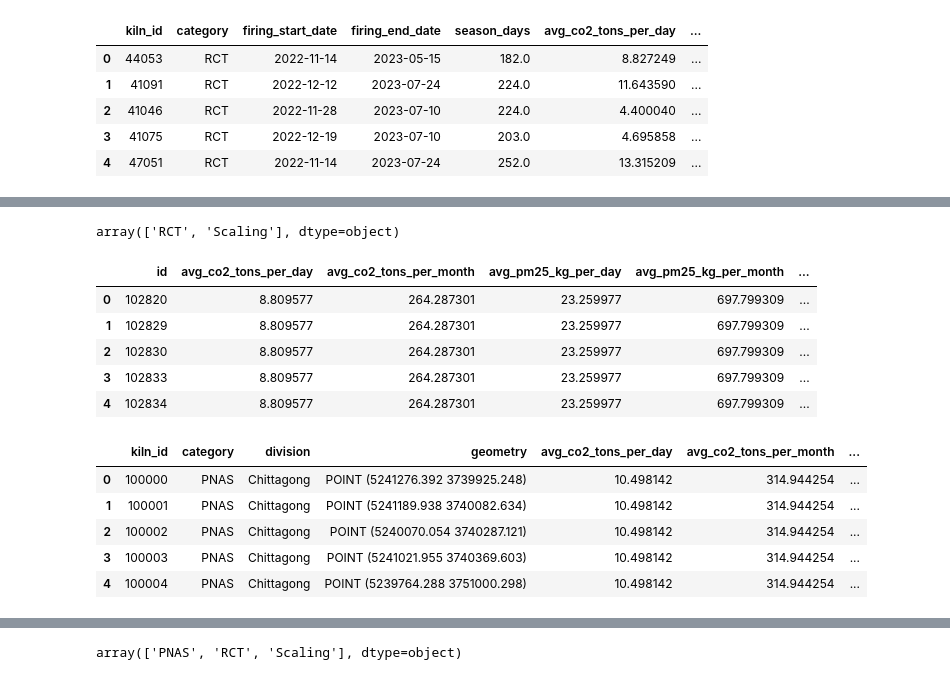
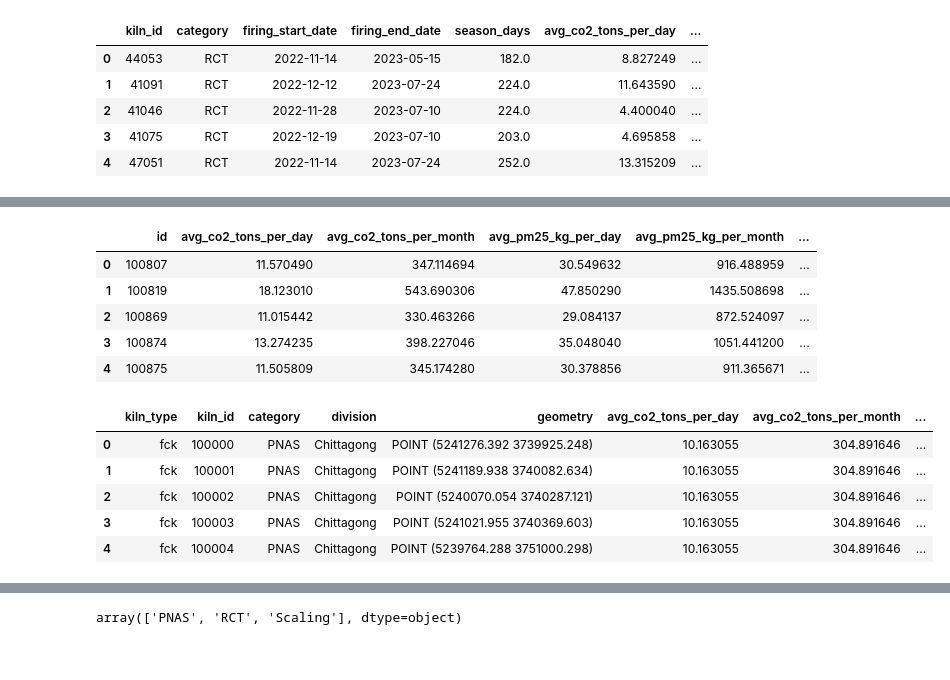
Before and after one commit to ayako-kawano/brick_kiln_emission, a Jupyter notebook: 01_clean_emission_data_v2.ipynb, the cells around one changed output, grey strips where cells are left out. Cells and saved outputs as stored; diff of their text form; code cells hidden in the pictures.

```diff
--- a/01_clean_emission_data_v2.ipynb
+++ b/01_clean_emission_data_v2.ipynb
@@ -219,0 +244,3 @@ emi2.head()
+# %%
+emi = pd.merge(emi, RCT_kilns, on = 'kiln_id', how = 'left')
+emi.head()
@@ -219,0 +254,3 @@ emi2.head()
+# %%
+emi2 = pd.merge(emi2, Scaling_kilns, on = 'kiln_id', how = 'left')
+emi2.head()
@@ -220,7 +264,8 @@ emi2.head()
 # %%
-emissions = pd.concat([emi, emi_scale])
-emissions = emissions[['kiln_id', 'category','firing_start_date','firing_end_date','season_days','avg_co2_tons_per_day','avg_co2_tons_per_month',
-'avg_pm25_kg_per_day','avg_pm25_kg_per_month', 'latitude','longitude']].copy()
+emissions = pd.concat([emi, emi2])
+emissions = emissions[['kiln_id', 'category','firing_start_date','firing_end_date','season_days','avg_co2_tons_per_day',
+                       'avg_co2_tons_per_month','avg_pm25_kg_per_day','avg_pm25_kg_per_month', 'geometry',
+                       'pm25_emi_factor','co2_emi_factor','co2_conversion_factor']].copy()
 
 emissions['firing_end_date'] = emissions['firing_end_date'].dt.strftime('%Y-%m-%d')
 emissions.head()
@@ -262,19 +279,12 @@ emissions_df = pd.concat([emissions_data, emissions_else])
-# %%
-emissions_df['category'].unique()
-# %% [output]
-array(['RCT', 'Scaling'], dtype=object)
 # %%
 # CO2 and PM2.5 emissions from nearby kilns in RCT & Scaling
 
-geometry = [Point(xy) for xy in zip(emissions_df['longitude'], emissions_df['latitude'])]
-
 # Create a GeoDataFrame using the geometry column
-emissions_gdf = gpd.GeoDataFrame(emissions_df, geometry=geometry, crs = 4326)
-emissions_gdf = emissions_gdf.to_crs(7755)
+emissions_gdf = gpd.GeoDataFrame(emissions, geometry=emissions['geometry'], crs = 7755)
 
 # 1. Ensure both GeoDataFrames have the same CRS
 location_gdf = PNAS_kilns.copy().rename(columns = {'kiln_id':'id'})
-emissions_gdf = emissions_gdf.to_crs(location_gdf.crs)
+location_gdf = location_gdf.to_crs(emissions_gdf.crs)
 
 # Create a buffer around each kiln location (if not already done)
 neighbor_distance = 10000  # e.g., 10km
@@ -312,48 +322,49 @@ neighbors_mean['firing_end_date'] = neighbors_mean['firing_end_date'].dt.strftim
 neighbors_mean.head()
 # %% [output]
 |  | id | avg_co2_tons_per_day | avg_co2_tons_per_month | avg_pm25_kg_per_day | avg_pm25_kg_per_month | ... |
-| 0 | 102820 | 8.809577 | 264.287301 | 23.259977 | 697.799309 | ... |
-| 1 | 102829 | 8.809577 | 264.287301 | 23.259977 | 697.799309 | ... |
-| 2 | 102830 | 8.809577 | 264.287301 | 23.259977 | 697.799309 | ... |
-| 3 | 102833 | 8.809577 | 264.287301 | 23.259977 | 697.799309 | ... |
-| 4 | 102834 | 8.809577 | 264.287301 | 23.259977 | 697.799309 | ... |
+| 0 | 100807 | 11.570490 | 347.114694 | 30.549632 | 916.488959 | ... |
+| 1 | 100819 | 18.123010 | 543.690306 | 47.850290 | 1435.508698 | ... |
+| 2 | 100869 | 11.015442 | 330.463266 | 29.084137 | 872.524097 | ... |
+| 3 | 100874 | 13.274235 | 398.227046 | 35.048040 | 1051.441200 | ... |
+| 4 | 100875 | 11.505809 | 345.174280 | 30.378856 | 911.365671 | ... |
 # %%
 location_merged = pd.merge(location_gdf, neighbors_mean, on = 'id', how = 'left')
+emissions_df = emissions.copy()
 
 # For those kilns that do not have neighboring kilns in RCT/scaling data, impute missing emissions using whole average values
 location_merged['avg_co2_tons_per_day'] = location_merged['avg_co2_tons_per_day'].fillna(
     emissions_df['avg_co2_tons_per_day'].mean()
 )
 location_merged['avg_co2_tons_per_month'] = location_merged['avg_co2_tons_per_month'].fillna(
     emissions_df['avg_co2_tons_per_month'].mean()
 )
 location_merged['avg_pm25_kg_per_day'] = location_merged['avg_pm25_kg_per_day'].fillna(
     emissions_df['avg_pm25_kg_per_day'].mean()
 )
 location_merged['avg_pm25_kg_per_month'] = location_merged['avg_pm25_kg_per_month'].fillna(
     emissions_df['avg_pm25_kg_per_month'].mean()
 )
 
 location_merged['firing_start_date'] = location_merged['firing_start_date'].fillna(
     emissions_df['firing_start_date'].median()
 )
 
 emissions_df['firing_end_date'] = pd.to_datetime(emissions_df['firing_end_date'])
 location_merged['firing_end_date'] = pd.to_datetime(location_merged['firing_end_date'])
 
 location_merged['firing_end_date'] = location_merged['firing_end_date'].fillna(
     emissions_df['firing_end_date'].median()
 )
 
 location_merged = location_merged.rename(columns = {'id':'kiln_id', 'lat':'latitude','long':'longitude'}).drop(columns = ['buffer'])
 location_merged.head()
 # %% [output]
-|  | kiln_id | category | division | geometry | avg_co2_tons_per_day | avg_co2_tons_per_month | ... |
-| 0 | 100000 | PNAS | Chittagong | POINT (5241276.392 3739925.248) | 10.498142 | 314.944254 | ... |
-| 1 | 100001 | PNAS | Chittagong | POINT (5241189.938 3740082.634) | 10.498142 | 314.944254 | ... |
-| 2 | 100002 | PNAS | Chittagong | POINT (5240070.054 3740287.121) | 10.498142 | 314.944254 | ... |
-| 3 | 100003 | PNAS | Chittagong | POINT (5241021.955 3740369.603) | 10.498142 | 314.944254 | ... |
-| 4 | 100004 | PNAS | Chittagong | POINT (5239764.288 3751000.298) | 10.498142 | 314.944254 | ... |
+|  | kiln_type | kiln_id | category | division | geometry | avg_co2_tons_per_day | avg_co2_tons_per_month | ... |
+| 0 | fck | 100000 | PNAS | Chittagong | POINT (5241276.392 3739925.248) | 10.163055 | 304.891646 | ... |
+| 1 | fck | 100001 | PNAS | Chittagong | POINT (5241189.938 3740082.634) | 10.163055 | 304.891646 | ... |
+| 2 | fck | 100002 | PNAS | Chittagong | POINT (5240070.054 3740287.121) | 10.163055 | 304.891646 | ... |
+| 3 | fck | 100003 | PNAS | Chittagong | POINT (5241021.955 3740369.603) | 10.163055 | 304.891646 | ... |
+| 4 | fck | 100004 | PNAS | Chittagong | POINT (5239764.288 3751000.298) | 10.163055 | 304.891646 | ... |
 # %%
 fin_gdf = pd.concat([location_merged, emissions_df])
 fin_df = fin_gdf.drop(columns = ['season_days', 'geometry','avg_co2_tons_per_day','avg_pm25_kg_per_day'])
```
Also changed, not shown: parts of 18 cells of this notebook, 8 other files.
